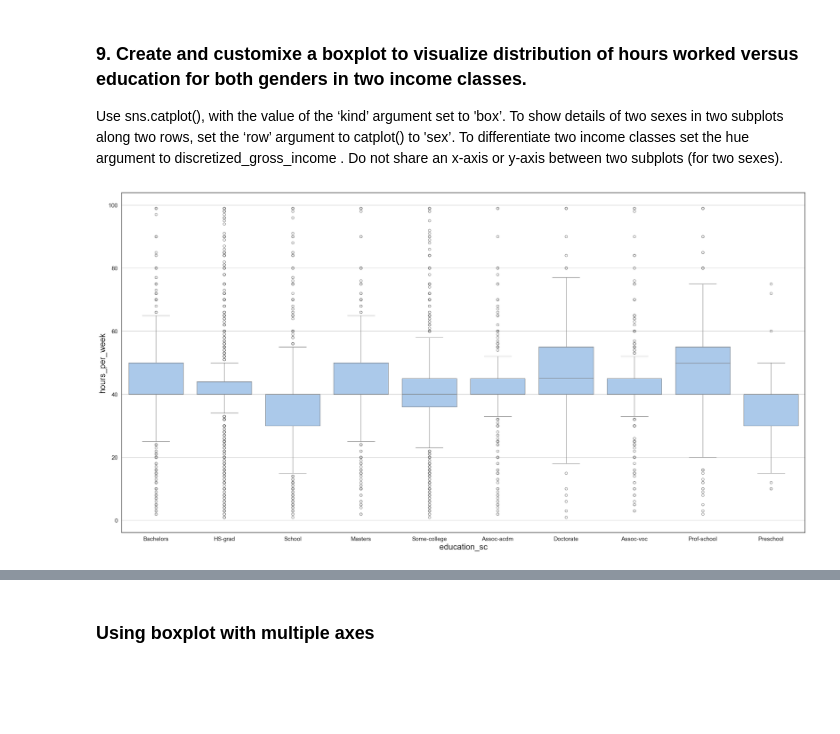
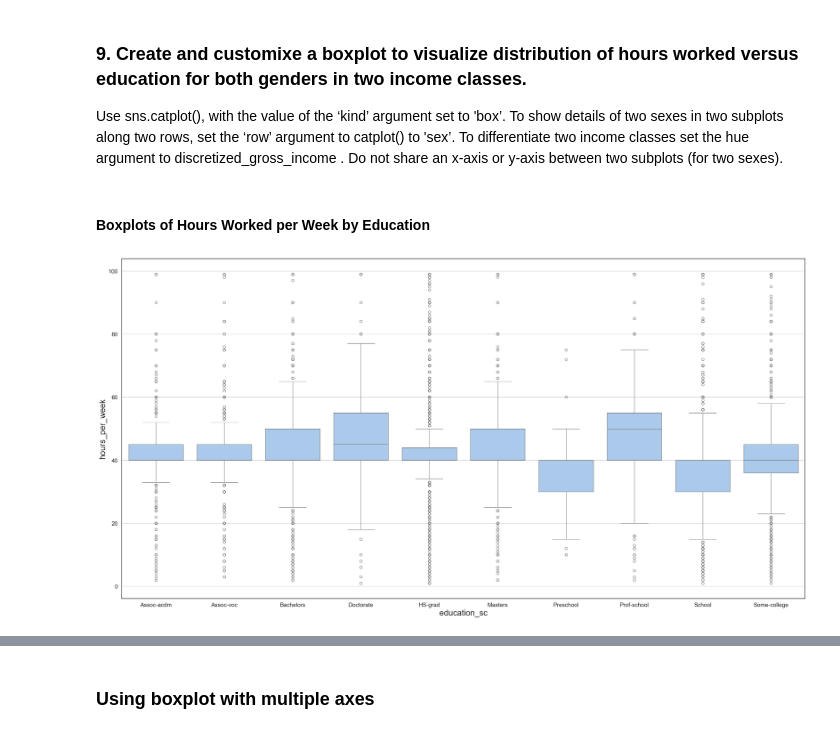
Before and after one commit to moniguima/Data_Visualization_with_Matplotlib_and_Seaborn_Walkthrough, a Jupyter notebook: notebooks/P3/Walkthrough_P3_M2.ipynb, the cells around one changed output, grey strips where cells are left out. Cells and saved outputs as stored; diff of their text form; code cells hidden in the pictures; blank space fills up the shorter version.

```diff
--- a/notebooks/P3/Walkthrough_P3_M2.ipynb
+++ b/notebooks/P3/Walkthrough_P3_M2.ipynb
@@ -435,0 +668,3 @@ plt.show()
+# %%
+edu_order = sorted(df["education_sc"].unique())
+edu_order
@@ -554,9 +958,11 @@ Use sns.catplot(), with the value of the ‘kind’ argument set to 'box’.
 To show details of two sexes in two subplots along two rows, set the ‘row’ argument to catplot() to 'sex’.
 To differentiate two income classes set the hue argument to discretized_gross_income .
 Do not share an x-axis or y-axis between two subplots (for two sexes).
+# %% [markdown]
+#### Boxplots of Hours Worked per Week by Education
 # %%
 fig, ax = plt.subplots(figsize = (30,15))
-sns.boxplot(data = df, x = "education_sc", y = "hours_per_week", ax = ax)
+sns.boxplot(data = df, x = "education_sc", y = "hours_per_week", order = edu_order, ax = ax)
 plt.show()
 # %% [output]
-[figure, old version]
+[figure, new version]
```
Also changed, not shown: parts of 132 cells of this notebook.
